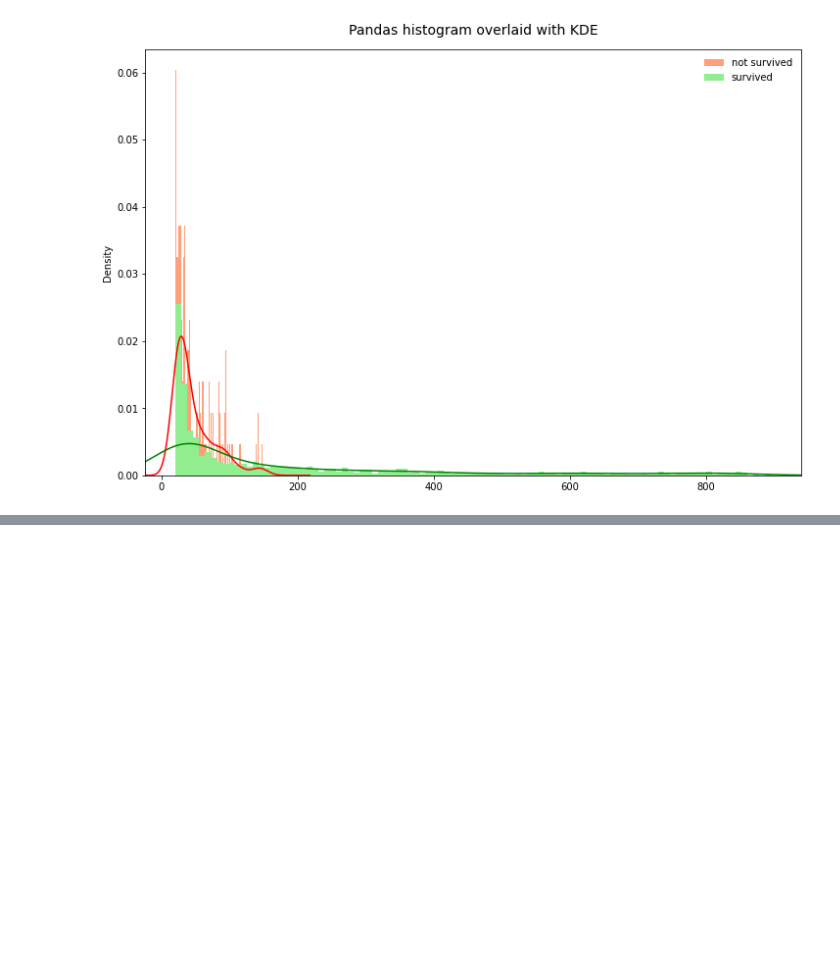
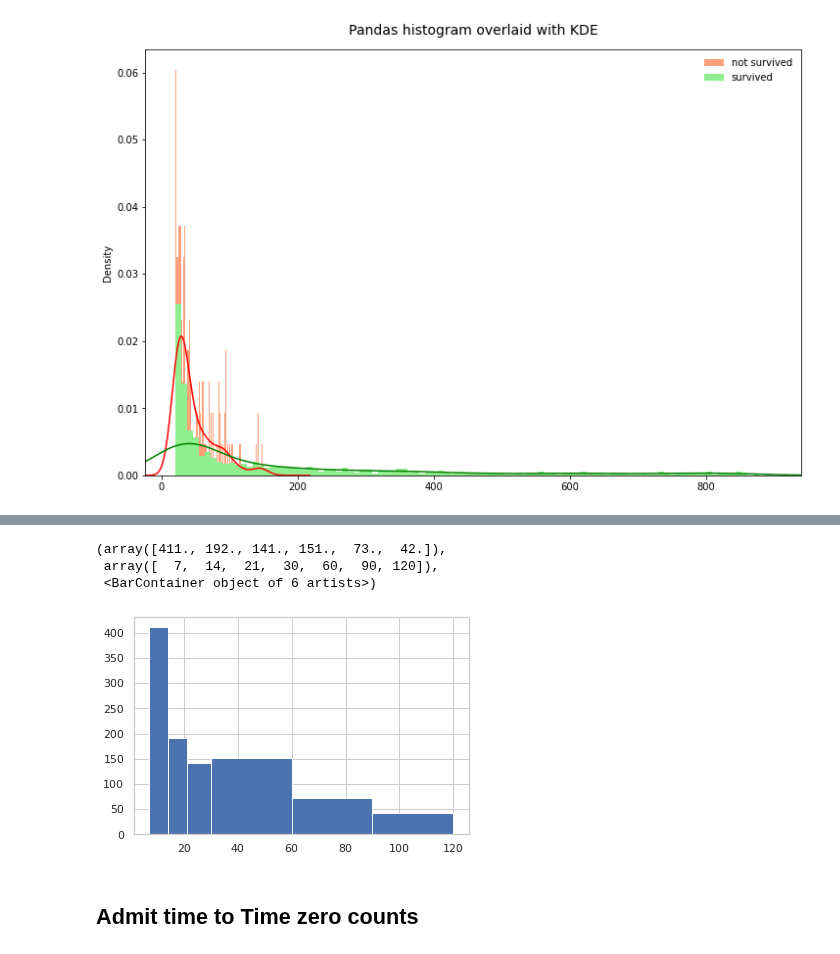
Before and after one commit to ryashpal/ML, a Jupyter notebook: mortality/sepsis_micro/02_explore_before.ipynb, the cells around one changed output, grey strips where cells are left out. Drawn from its saved outputs; the diff is of its cells as text; code cells hidden in the pictures; blank space fills up the shorter version.

```diff
--- a/mortality/sepsis_micro/02_explore_before.ipynb
+++ b/mortality/sepsis_micro/02_explore_before.ipynb
@@ -514,0 +646,11 @@ plt.show()
+# %%
+from matplotlib import pyplot as plt
+
+plt.hist(deathTimeDf.duration, bins=[7, 14, 21, 30, 60, 90, 120, ])
+# %% [output]
+(array([411., 192., 141., 151.,  73.,  42.]),
+ array([  7,  14,  21,  30,  60,  90, 120]),
+ <BarContainer object of 6 artists>)
+[figure, added]
+# %% [markdown]
+## Admit time to Time zero counts
```
Also changed, not shown: parts of 14 cells of this notebook, 2 other files.
